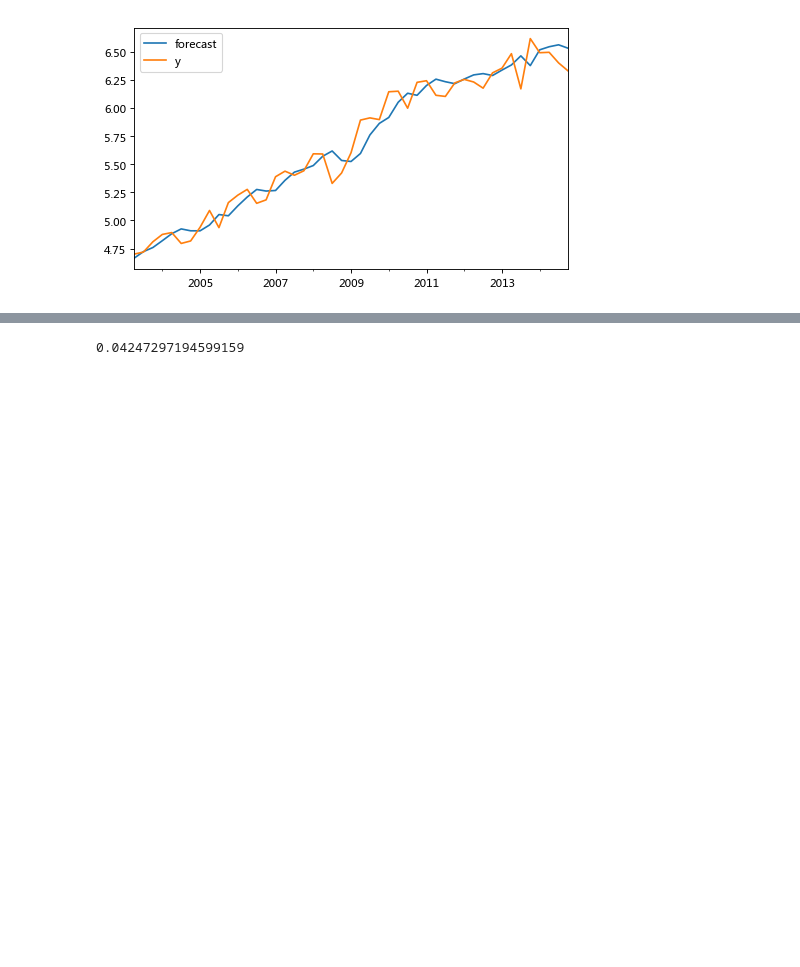
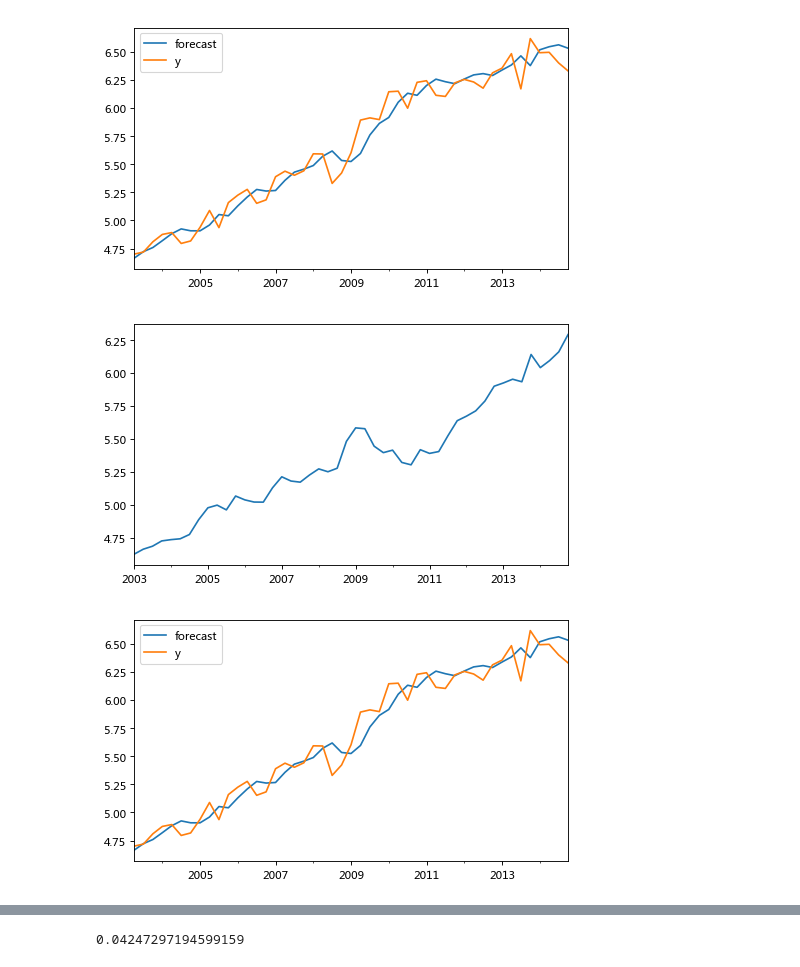
Before and after one commit to Rickiegg/statistics_by_python, a Jupyter notebook: week17_ts_capstone.ipynb, the cells around one changed output, grey strips where cells are left out. Saved outputs shown, nothing was run; the diff lists cells and outputs as text; code cells hidden in the pictures; blank space fills up the shorter version.

```diff
--- a/week17_ts_capstone.ipynb
+++ b/week17_ts_capstone.ipynb
@@ -232,3 +245,13 @@ model_fit.plot_predict(dynamic=False)
 plt.show()
 # %% [output]
 [figure]
+# %%
+diff_cumsum=model_fit.predict().cumsum()
+df_0=pd.Series(train.iloc[0],index=train.index)
+df_pred=df_0.add(diff_cumsum,fill_value=0)
+df_pred.plot()
+model_fit.plot_predict(dynamic=False)
+plt.show()
+# %% [output]
+[figure, added]
+[figure, added]
```
Also changed, not shown: parts of 12 cells of this notebook, 1 other file.
